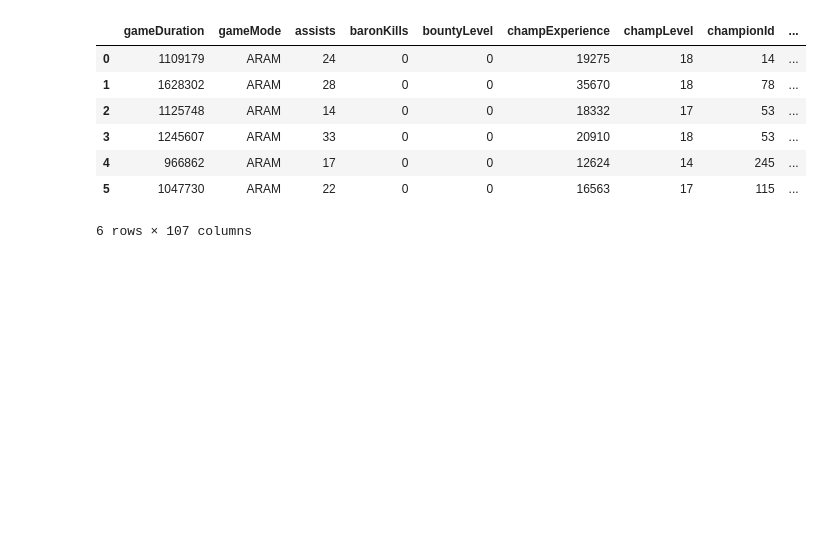
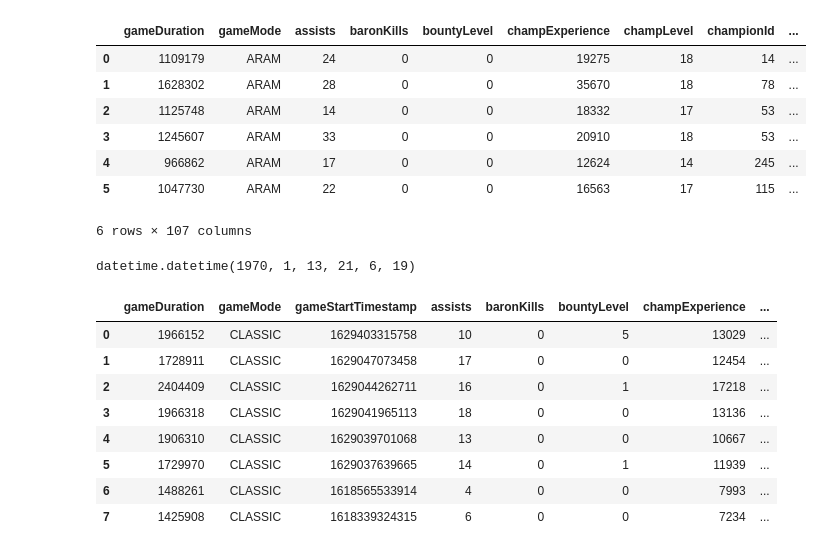
Before and after one commit to jalex141/League-Rank, a Jupyter notebook: notebooks/gather_example.ipynb, the cells around one changed output. Drawn from its saved outputs; the diff is of its cells as text; code cells hidden in the pictures; blank space fills up the shorter version.

```diff
--- a/notebooks/gather_example.ipynb
+++ b/notebooks/gather_example.ipynb
@@ -320,0 +323,40 @@ df.to_csv(f"./data/player_data.csv",index=False)
+# %%
+url_match_id2= f"https://europe.api.riotgames.com/lol/match/v5/matches/by-puuid/95xDwQpz_rN6dWpctehzQ-nc9j_w3oTvvkxF5FW56RCMMuaHxzEdKkPoAPuqH4bPD7WnJWJJikdecQ/ids?type=ranked&start=0&count=50&api_key={API_KEY}"
+match_ids = requests.get(url_match_id2).json()
+player_stats=[]
+for game in match_ids:
+    time.sleep(0.11)
+    url_match = f"https://europe.api.riotgames.com/lol/match/v5/matches/{game}?api_key={API_KEY}"
+    match_detail = requests.get(url_match).json()
+
+    game_stats={}
+    game_stats['gameDuration']=match_detail["info"]["gameDuration"]
+    game_stats['gameMode']=match_detail["info"]["gameMode"]
+    game_stats['gameStartTimestamp']= (match_detail["info"]["gameStartTimestamp"])
+
+
+    for player in match_detail["info"]["participants"]:
+        if player['summonerName'] == "jalex141":
+            for key,value in player.items():
+                game_stats[key]= value
+    player_stats.append(game_stats)
+# %%
+"""datetime.fromtimestamp(1109179)
+strf(datetime.fromtimestamp(1631560758.474)"""
+# %% [output]
+datetime.datetime(1970, 1, 13, 21, 6, 19)
+# %%
+dfr = pd.DataFrame(player_stats)
+pd.set_option("display.max_columns", 108)
+
+dfr.head(8)
+# %% [output]
+|  | gameDuration | gameMode | gameStartTimestamp | assists | baronKills | bountyLevel | champExperience | ... |
+| 0 | 1966152 | CLASSIC | 1629403315758 | 10 | 0 | 5 | 13029 | ... |
+| 1 | 1728911 | CLASSIC | 1629047073458 | 17 | 0 | 0 | 12454 | ... |
+| 2 | 2404409 | CLASSIC | 1629044262711 | 16 | 0 | 1 | 17218 | ... |
+| 3 | 1966318 | CLASSIC | 1629041965113 | 18 | 0 | 0 | 13136 | ... |
+| 4 | 1906310 | CLASSIC | 1629039701068 | 13 | 0 | 0 | 10667 | ... |
+| 5 | 1729970 | CLASSIC | 1629037639665 | 14 | 0 | 1 | 11939 | ... |
+| 6 | 1488261 | CLASSIC | 1618565533914 | 4 | 0 | 0 | 7993 | ... |
+| 7 | 1425908 | CLASSIC | 1618339324315 | 6 | 0 | 0 | 7234 | ... |
```
Also changed, not shown: parts of 8 cells of this notebook, 4 other files.
